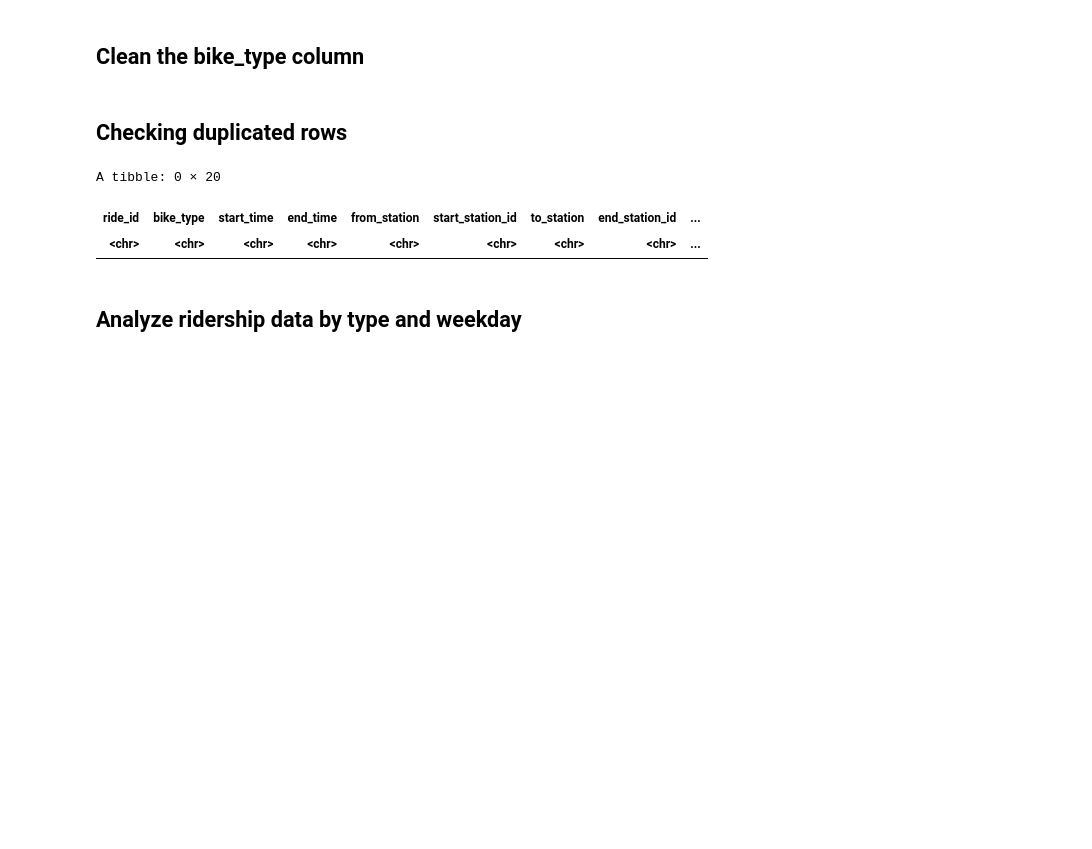
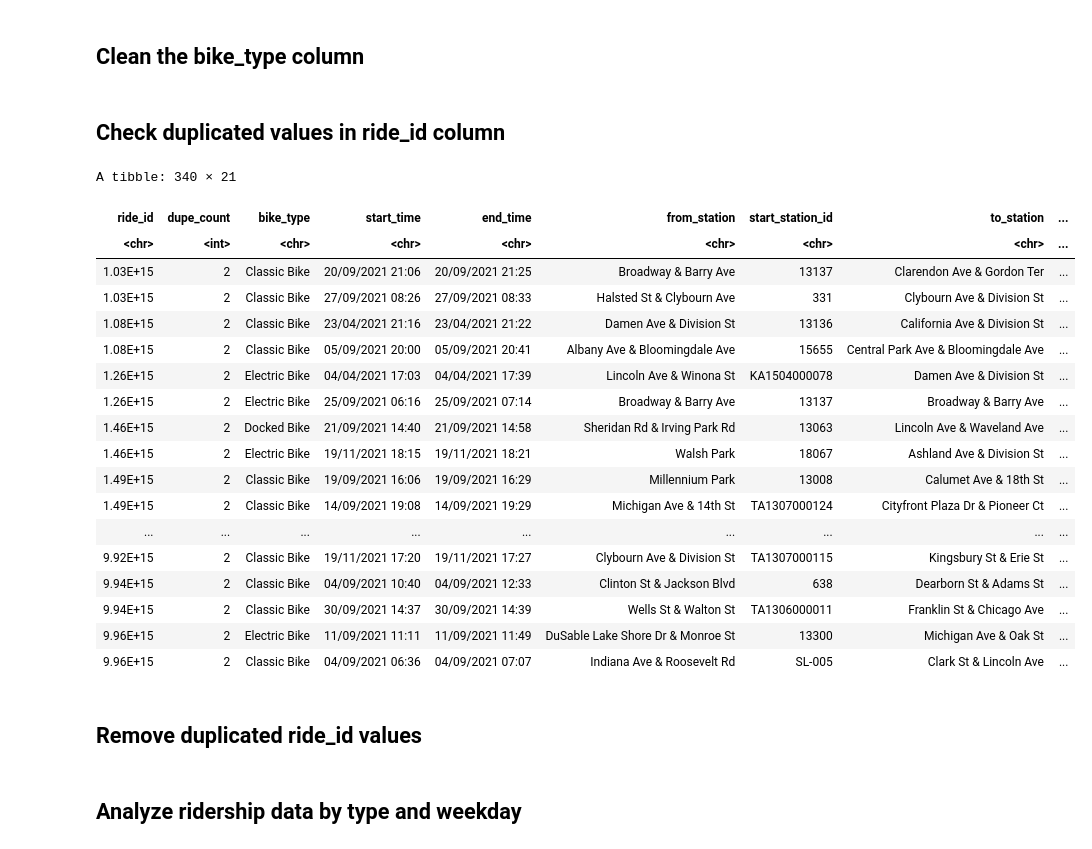
Before and after one commit to georgeselkassouf/Cyclistic-Bike-Share, a Jupyter notebook: cyclistic-bike-share.ipynb, the cells around one changed output. Drawn from its saved outputs; the diff is of its cells as text; code cells hidden in the pictures; blank space fills up the shorter version.

Commit message:
GDAC Case Study: Cyclistic Bike Share

```diff
--- a/cyclistic-bike-share.ipynb
+++ b/cyclistic-bike-share.ipynb
@@ -642,11 +642,29 @@ A data.frame: 14 × 3
 all_trips_cleaned$bike_type <- ifelse(all_trips_cleaned$bike_type == "classic_bike", "Classic Bike", all_trips_cleaned$bike_type)
 all_trips_cleaned$bike_type <- ifelse(all_trips_cleaned$bike_type == "docked_bike", "Docked Bike",all_trips_cleaned$bike_type)
 all_trips_cleaned$bike_type <- ifelse(all_trips_cleaned$bike_type == "electric_bike", "Electric Bike" ,all_trips_cleaned$bike_type)
-# %% [markdown]
-## Checking duplicated rows
-# %%
-all_trips_cleaned[duplicated(all_trips_cleaned),]
-# %% [output]
-A tibble: 0 × 20
-| ride_id | bike_type | start_time | end_time | from_station | start_station_id | to_station | end_station_id | ... |
-| <chr> | <chr> | <chr> | <chr> | <chr> | <chr> | <chr> | <chr> | ... |
+# %% [markdown]
+## Check duplicated values in ride_id column
+# %%
+all_trips_cleaned %>% get_dupes(ride_id)
+# %% [output]
+A tibble: 340 × 21
+| ride_id | dupe_count | bike_type | start_time | end_time | from_station | start_station_id | to_station | ... |
+| <chr> | <int> | <chr> | <chr> | <chr> | <chr> | <chr> | <chr> | ... |
+| 1.03E+15 | 2 | Classic Bike | 20/09/2021 21:06 | 20/09/2021 21:25 | Broadway & Barry Ave | 13137 | Clarendon Ave & Gordon Ter | ... |
+| 1.03E+15 | 2 | Classic Bike | 27/09/2021 08:26 | 27/09/2021 08:33 | Halsted St & Clybourn Ave | 331 | Clybourn Ave & Division St | ... |
+| 1.08E+15 | 2 | Classic Bike | 23/04/2021 21:16 | 23/04/2021 21:22 | Damen Ave & Division St | 13136 | California Ave & Division St | ... |
+| 1.08E+15 | 2 | Classic Bike | 05/09/2021 20:00 | 05/09/2021 20:41 | Albany Ave & Bloomingdale Ave | 15655 | Central Park Ave & Bloomingdale Ave | ... |
+| 1.26E+15 | 2 | Electric Bike | 04/04/2021 17:03 | 04/04/2021 17:39 | Lincoln Ave & Winona St | KA1504000078 | Damen Ave & Division St | ... |
+| 1.26E+15 | 2 | Electric Bike | 25/09/2021 06:16 | 25/09/2021 07:14 | Broadway & Barry Ave | 13137 | Broadway & Barry Ave | ... |
+| 1.46E+15 | 2 | Docked Bike | 21/09/2021 14:40 | 21/09/2021 14:58 | Sheridan Rd & Irving Park Rd | 13063 | Lincoln Ave & Waveland Ave | ... |
+| 1.46E+15 | 2 | Electric Bike | 19/11/2021 18:15 | 19/11/2021 18:21 | Walsh Park | 18067 | Ashland Ave & Division St | ... |
+| 1.49E+15 | 2 | Classic Bike | 19/09/2021 16:06 | 19/09/2021 16:29 | Millennium Park | 13008 | Calumet Ave & 18th St | ... |
+| 1.49E+15 | 2 | Classic Bike | 14/09/2021 19:08 | 14/09/2021 19:29 | Michigan Ave & 14th St | TA1307000124 | Cityfront Plaza Dr & Pioneer Ct | ... |
+| ... | ... | ... | ... | ... | ... | ... | ... | ... |
+| 9.92E+15 | 2 | Classic Bike | 19/11/2021 17:20 | 19/11/2021 17:27 | Clybourn Ave & Division St | TA1307000115 | Kingsbury St & Erie St | ... |
+| 9.94E+15 | 2 | Classic Bike | 04/09/2021 10:40 | 04/09/2021 12:33 | Clinton St & Jackson Blvd | 638 | Dearborn St & Adams St | ... |
+| 9.94E+15 | 2 | Classic Bike | 30/09/2021 14:37 | 30/09/2021 14:39 | Wells St & Walton St | TA1306000011 | Franklin St & Chicago Ave | ... |
+| 9.96E+15 | 2 | Electric Bike | 11/09/2021 11:11 | 11/09/2021 11:49 | DuSable Lake Shore Dr & Monroe St | 13300 | Michigan Ave & Oak St | ... |
+| 9.96E+15 | 2 | Classic Bike | 04/09/2021 06:36 | 04/09/2021 07:07 | Indiana Ave & Roosevelt Rd | SL-005 | Clark St & Lincoln Ave | ... |
+# %% [markdown]
+## Remove duplicated ride_id values
```
Also changed, not shown: parts of 7 cells of this notebook.
